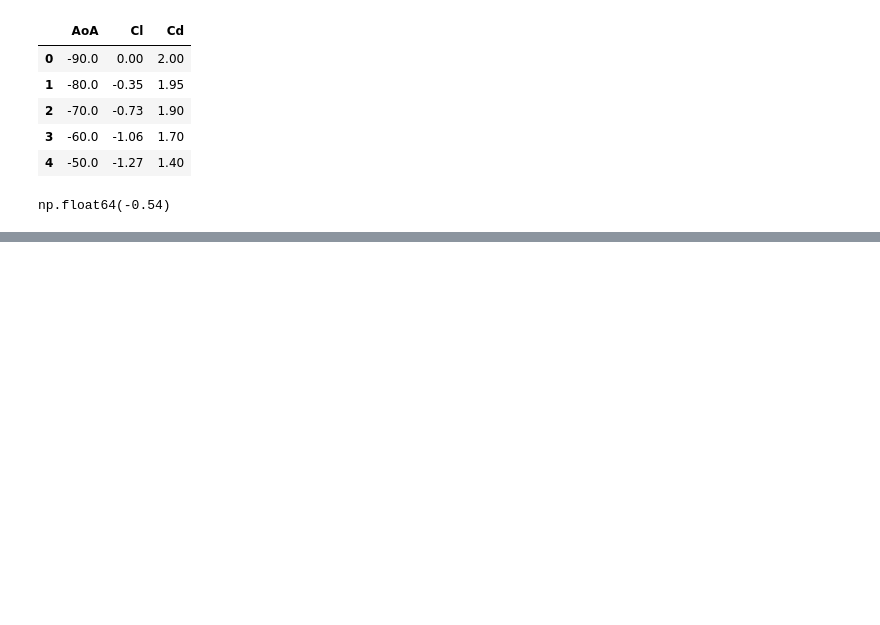
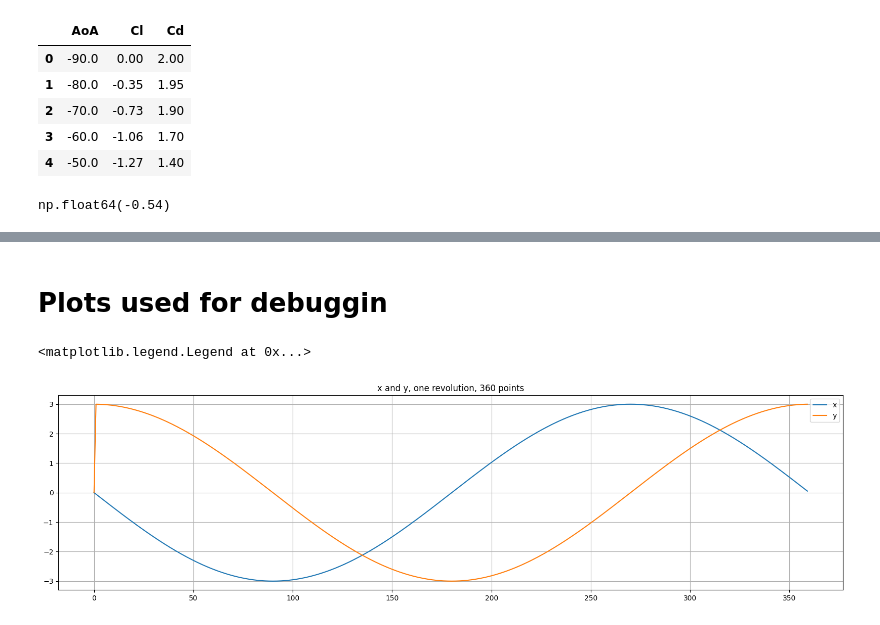
Before and after one commit to avaveriksen/VAWT, a Jupyter notebook: sample.ipynb, the cells around one changed output, grey strips where cells are left out. Drawn from its saved outputs; the diff is of its cells as text; code cells hidden in the pictures; blank space fills up the shorter version.

```diff
--- a/sample.ipynb
+++ b/sample.ipynb
@@ -144,2 +229,14 @@ for n in range(1, ntime):
+# %% [markdown]
+# Plots used for debuggin
+# %%
+plt.figure(figsize=(20, 5))
+plt.plot(xi[0, 0:360])
+plt.plot(yi[0, 0:360])
+plt.grid(True)
+plt.title('x and y, one revolution, 360 points')
+plt.legend(['x', 'y'])
+# %% [output]
+<matplotlib.legend.Legend at 0x...>
+[figure, added]
 # %%
 plt.figure(figsize=(20, 5))
```
Also changed, not shown: parts of 18 cells of this notebook.
